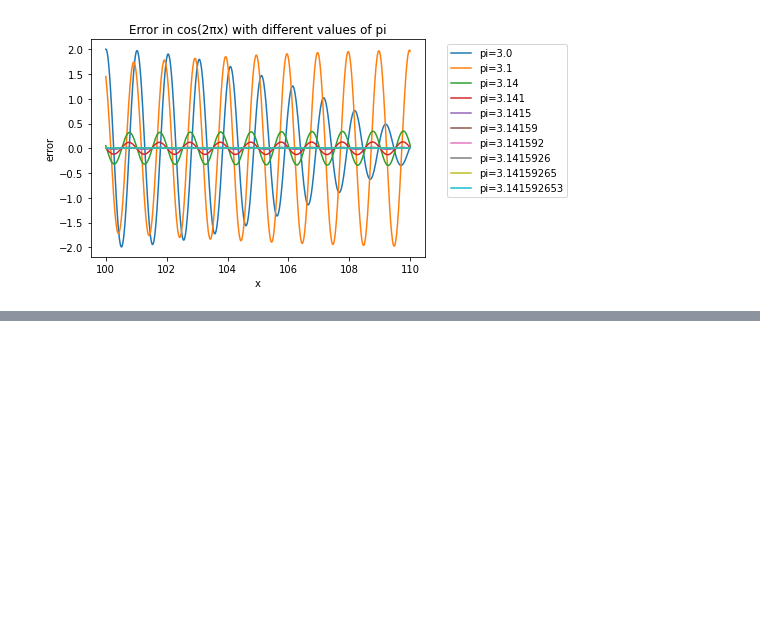
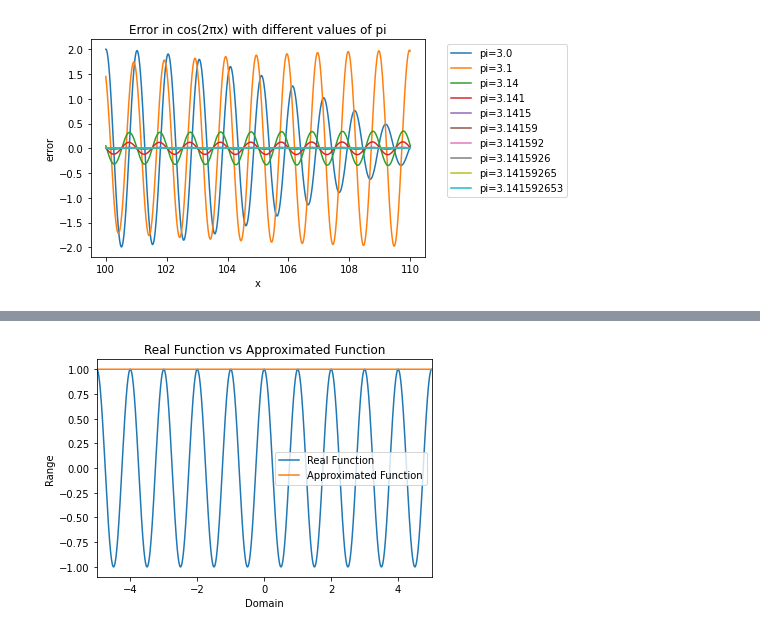
Before and after one commit to Rishi-Bidani/FIT3139, a Jupyter notebook: assignment1/final.ipynb, the cells around one changed output, grey strips where cells are left out. Saved outputs shown, nothing was run; the diff lists cells and outputs as text; code cells hidden in the pictures; blank space fills up the shorter version.

```diff
--- a/assignment1/final.ipynb
+++ b/assignment1/final.ipynb
@@ -677,0 +693,19 @@ plot_error(100, 110)
+# %%
+func_real = lambda x: np.cos(2 * np.pi * x)
+
+def truncated_taylor_cos(x: int, n: int=10, truncate_after_first_nonzero=True) -> np.ndarray:
+    """Taylor series expansion of cos(x) at x=0
+
+    Args:
+        x (int): single domain value
+        n (int): number of terms
+
+    Returns:
+        np.ndarray: returns the taylor series expansion of n terms for a particular domain value
+    """
+    total = 0
+    for i in range(n):
+        if truncate_after_first_nonzero and total != 0:
+            return total
+        total += np.sum((-1)**i * (x**(2*i) / math.factorial(2*i)))
+    return total
@@ -677,0 +846,18 @@ plot_error(100, 110)
+# %%
+tolerance = 0.001
+dom = 50
+domain = np.arange(-dom, dom, tolerance)
+# plot the graph
+real_range = [func_real(domain) for domain in domain]
+approx_range = [truncated_taylor_cos(2 * np.pi * domain) for domain in domain]
+
+plt.title("Real Function vs Approximated Function")
+plt.plot(domain, real_range, label="Real Function")
+plt.plot(domain, approx_range, label="Approximated Function")
+plt.xlim(-5, 5)
+plt.xlabel("Domain")
+plt.ylabel("Range")
+plt.legend()
+plt.show()
+# %% [output]
+[figure, added]
```
Also changed, not shown: parts of 20 cells of this notebook.
